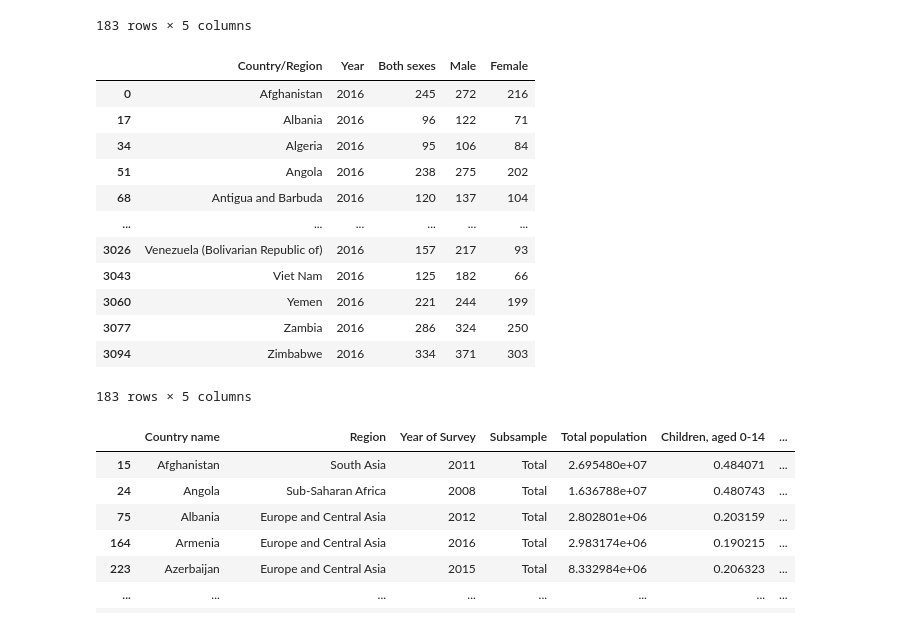
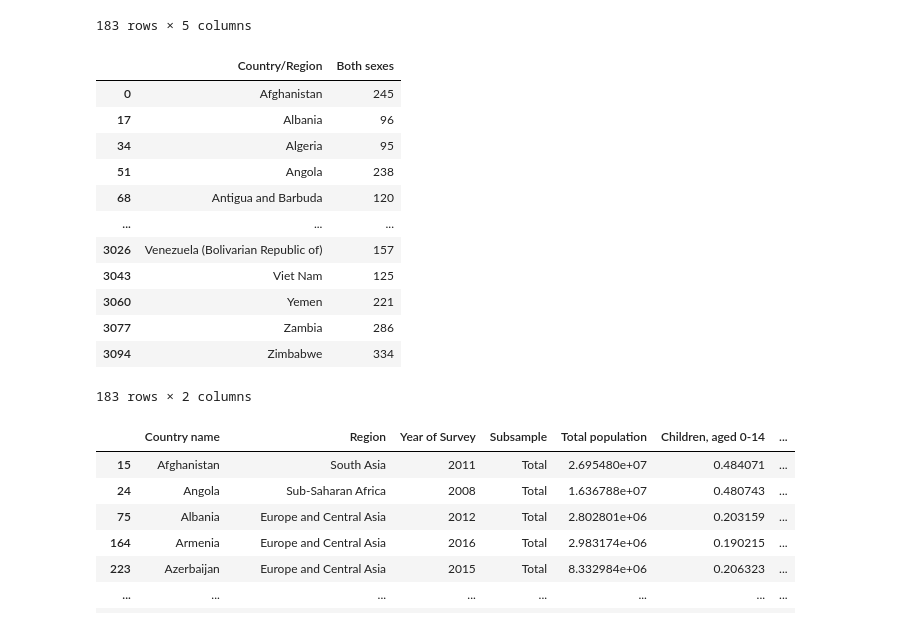
Before and after one commit to kfasola/Fasola_Final_Project, a Jupyter notebook: Fasola - Final Project.ipynb, the cells around one changed output. Cells and saved outputs as stored; diff of their text form; code cells hidden in the pictures.

```diff
--- a/Fasola - Final Project.ipynb
+++ b/Fasola - Final Project.ipynb
@@ -474,21 +475,22 @@ global_adult_mortality
 183 rows × 5 columns
 # %%
 global_adult_mortality_final = global_adult_mortality.rename(columns={'Country': 'Country/Region'})
+global_adult_mortality_final.drop(['Year', ' Male', ' Female'], axis=1, inplace=True)
 global_adult_mortality_final
 # %% [output]
-|  | Country/Region | Year | Both sexes | Male | Female |
-| 0 | Afghanistan | 2016 | 245 | 272 | 216 |
-| 17 | Albania | 2016 | 96 | 122 | 71 |
-| 34 | Algeria | 2016 | 95 | 106 | 84 |
-| 51 | Angola | 2016 | 238 | 275 | 202 |
-| 68 | Antigua and Barbuda | 2016 | 120 | 137 | 104 |
-| ... | ... | ... | ... | ... | ... |
-| 3026 | Venezuela (Bolivarian Republic of) | 2016 | 157 | 217 | 93 |
-| 3043 | Viet Nam | 2016 | 125 | 182 | 66 |
-| 3060 | Yemen | 2016 | 221 | 244 | 199 |
-| 3077 | Zambia | 2016 | 286 | 324 | 250 |
-| 3094 | Zimbabwe | 2016 | 334 | 371 | 303 |
+|  | Country/Region | Both sexes |
+| 0 | Afghanistan | 245 |
+| 17 | Albania | 96 |
+| 34 | Algeria | 95 |
+| 51 | Angola | 238 |
+| 68 | Antigua and Barbuda | 120 |
+| ... | ... | ... |
+| 3026 | Venezuela (Bolivarian Republic of) | 157 |
+| 3043 | Viet Nam | 125 |
+| 3060 | Yemen | 221 |
+| 3077 | Zambia | 286 |
+| 3094 | Zimbabwe | 334 |
-183 rows × 5 columns
+183 rows × 2 columns
 # %%
 # Imported from the World Health Organization
 global_health_statistics1 = pd.read_excel('health_population_data.xlsx')
```
Also changed, not shown: parts of 12 cells of this notebook.
